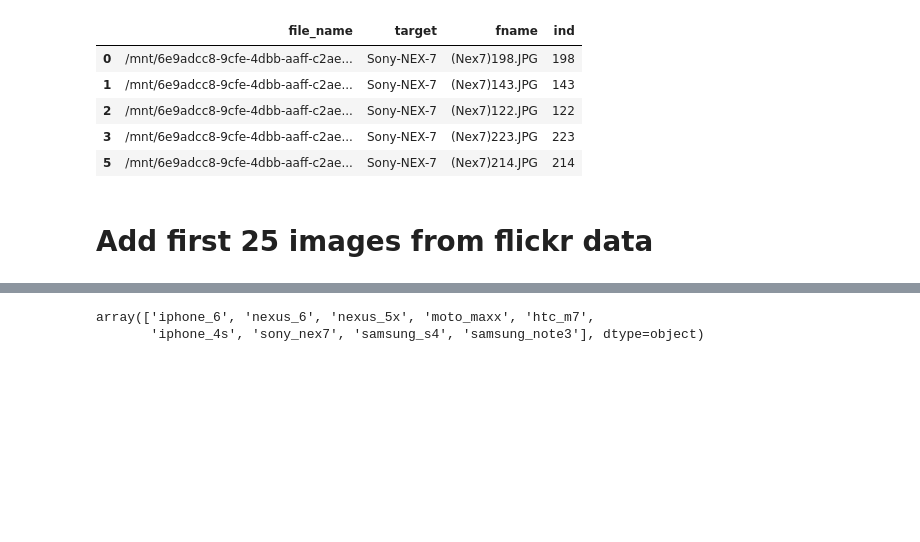
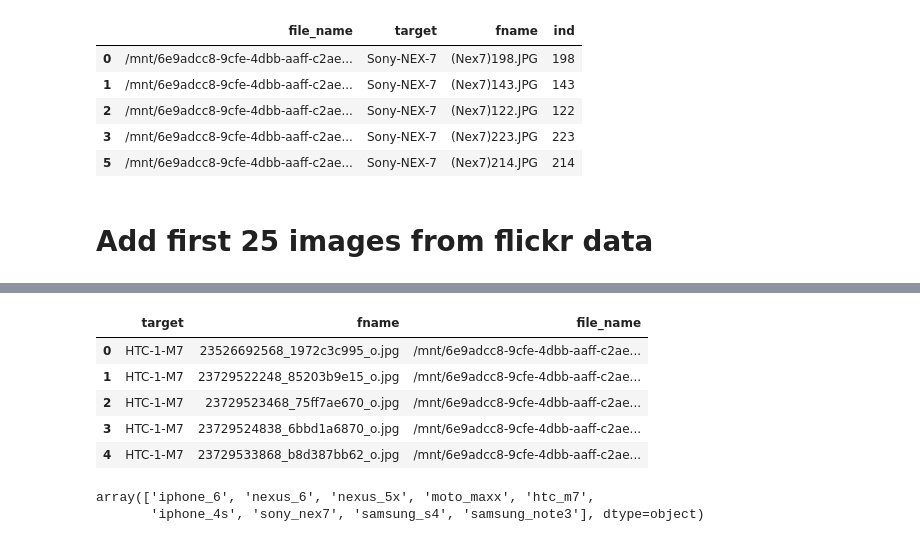
Before and after one commit to ternaus/kaggle_camera, a Jupyter notebook: notebooks/Prepare train, val.ipynb, the cells around one changed output, grey strips where cells are left out. Cells and saved outputs as stored; diff of their text form; code cells hidden in the pictures; blank space fills up the shorter version.

```diff
--- a/notebooks/Prepare train, val.ipynb
+++ b/notebooks/Prepare train, val.ipynb
@@ -155,0 +137,11 @@ flickr_file_names[:10]
+# %%
+flickr_df = pd.read_csv(str(data_path / 'external_data.csv'))
+# %%
+flickr_df.head()
+# %% [output]
+|  | target | fname | file_name |
+| 0 | HTC-1-M7 | 23526692568_1972c3c995_o.jpg | /mnt/6e9adcc8-9cfe-4dbb-aaff-c2ae... |
+| 1 | HTC-1-M7 | 23729522248_85203b9e15_o.jpg | /mnt/6e9adcc8-9cfe-4dbb-aaff-c2ae... |
+| 2 | HTC-1-M7 | 23729523468_75ff7ae670_o.jpg | /mnt/6e9adcc8-9cfe-4dbb-aaff-c2ae... |
+| 3 | HTC-1-M7 | 23729524838_6bbd1a6870_o.jpg | /mnt/6e9adcc8-9cfe-4dbb-aaff-c2ae... |
+| 4 | HTC-1-M7 | 23729533868_b8d387bb62_o.jpg | /mnt/6e9adcc8-9cfe-4dbb-aaff-c2ae... |
```
Also changed, not shown: parts of 12 cells of this notebook, 2 other files.
